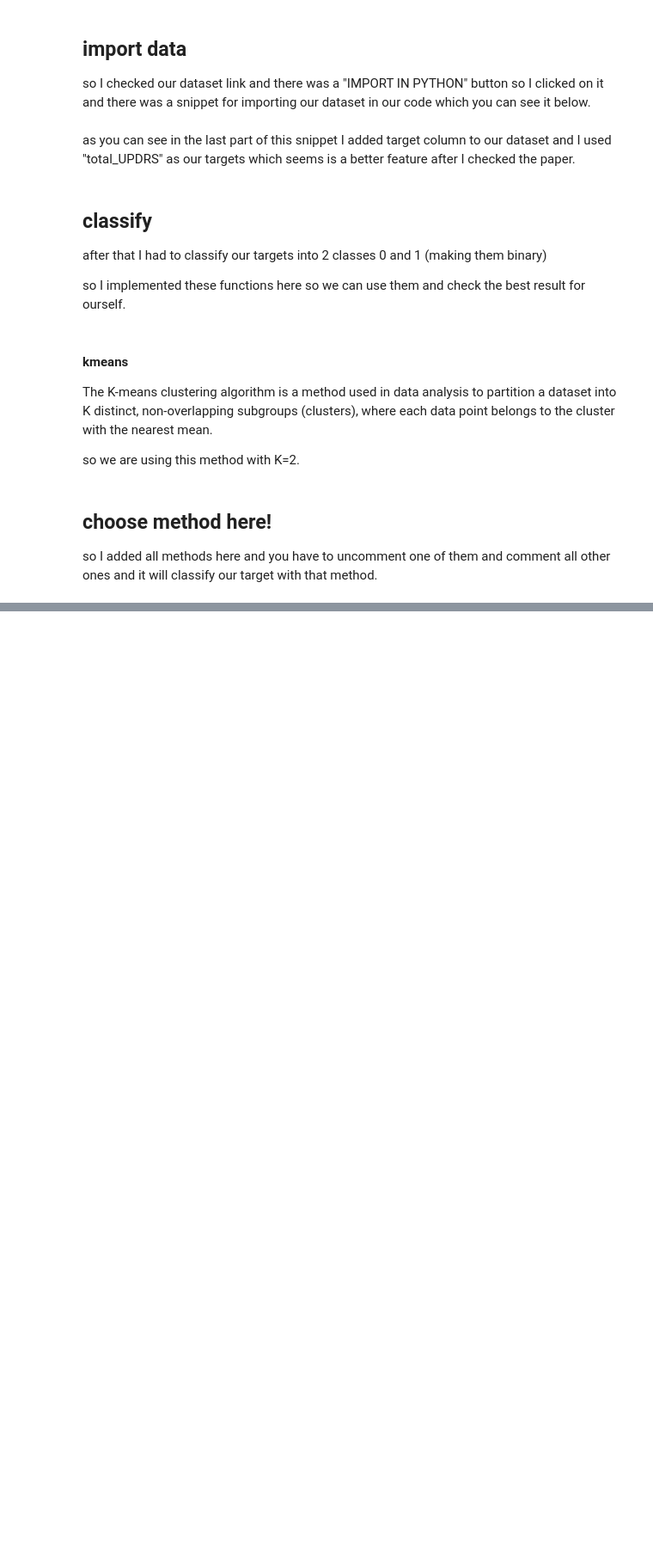
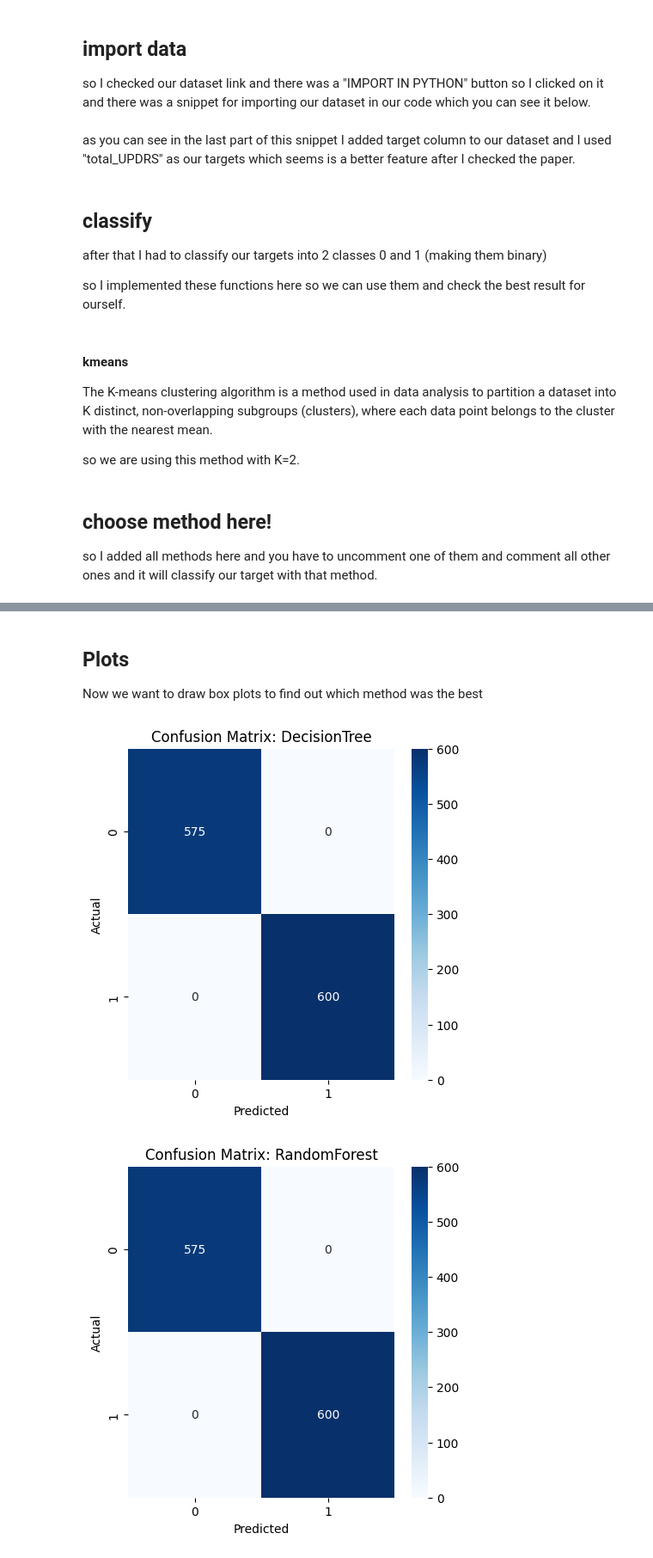
Before and after one commit to shayan1999/ML-parinsons-telemonitoring, a Jupyter notebook: main.ipynb, the cells around one changed output, grey strips where cells are left out. Shown: that part at 86% size. Cells and saved outputs as stored; diff of their text form; code cells hidden in the pictures; blank space fills up the shorter version.

Commit message:
best models achieved

```diff
--- a/main.ipynb
+++ b/main.ipynb
@@ -16,3 +21,9 @@ from sklearn.cluster import KMeans
+# %%
+random_state= 42
+n_splits= 5
+n_init= 10
+scoring=['accuracy', 'precision', 'recall', 'f1']
+metrics=['Accuracy', 'Precision', 'Recall', 'F1']
 # %% [markdown]
 ## import data
 so I checked our dataset link and there was a "IMPORT IN PYTHON" button so I clicked on it and there was a snippet for importing our dataset in our code which you can see it below.
@@ -72,0 +107,8 @@ Name: count, dtype: int64
+# %%
+models = {
+    "DecisionTree": DecisionTreeClassifier(random_state=random_state),
+    "RandomForest": RandomForestClassifier(random_state=random_state),
+    "XGBoost": XGBClassifier(random_state=random_state),
+    "SVM": SVC(random_state=random_state),
+    "MLP": MLPClassifier(random_state=random_state)
+}
@@ -72,0 +120,37 @@ Name: count, dtype: int64
+# %%
+confusion_matrices = {}
+cv_scores = {metric: {name: [] for name in models.keys()} for metric in scoring}
+cv = StratifiedKFold(n_splits=n_splits, shuffle=True, random_state=random_state)
+
+for name, model in models.items():
+    for metric in cv_scores.keys():
+        scores = cross_val_score(model, df.drop('target', axis=1), df['target'], cv=cv, scoring=metric)
+        cv_scores[metric][name].extend(scores)
+    model.fit(scaled_X_train, y_train)
+    y_pred = model.predict(scaled_X_test)
+    confusion_matrices[name] = confusion_matrix(y_test, y_pred)
+# %% [markdown]
+## Plots
+Now we want to draw box plots to find out which method was the best
+# %%
+def plot_confusion_matrix(cm, model_name):
+    plt.figure(figsize=(5, 5))
+    sns.heatmap(cm, annot=True, fmt="d", cmap='Blues')
+    plt.title(f"Confusion Matrix: {model_name}")
+    plt.ylabel('Actual')
+    plt.xlabel('Predicted')
+    plt.show()
+
+for name, cm in confusion_matrices.items():
+    plot_confusion_matrix(cm, name)
+
+for metric, scores in cv_scores.items():
+    plt.figure(figsize=(12, 8))
+    sns.boxplot(data=pd.DataFrame(scores))
+    plt.title(f'Cross-Validation {metric.capitalize()} Scores for Each Model')
+    plt.ylabel('Score')
+    plt.xlabel('Model')
+    plt.show()
+# %% [output]
+[figure, added]
+[figure, added]
```
Also changed, not shown: parts of 11 cells of this notebook.
